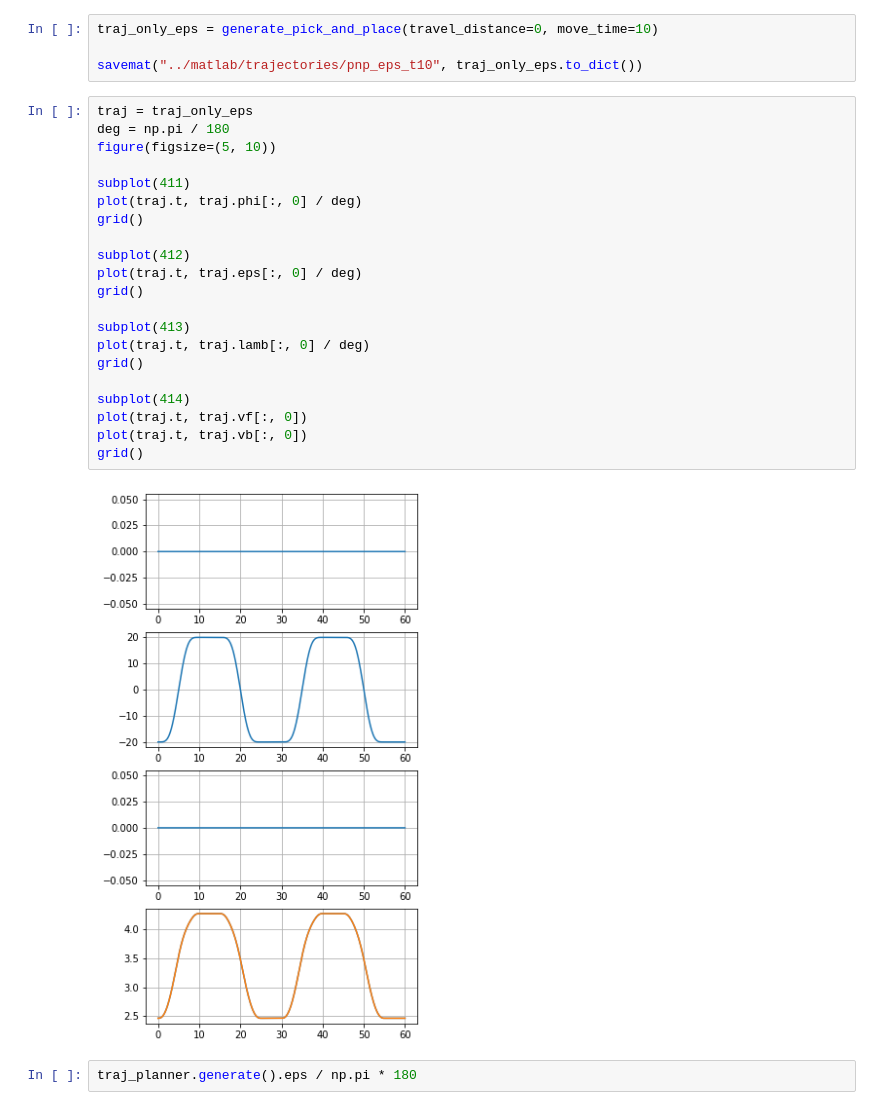
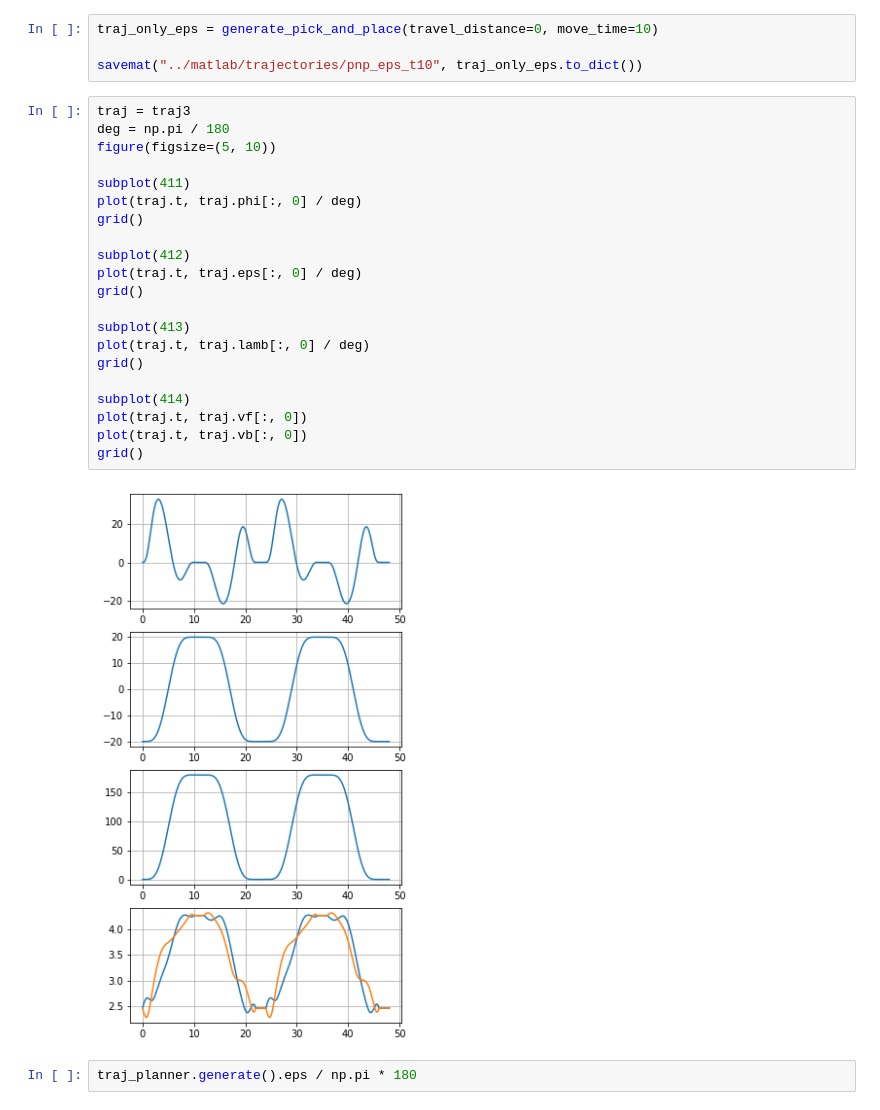
Before and after one commit to Rojetto/helicopter_thesis_code, a Jupyter notebook: scripts/plan_trajectory.ipynb, the cells around one changed output. Saved outputs shown, nothing was run; the diff lists cells and outputs as text.

```diff
--- a/scripts/plan_trajectory.ipynb
+++ b/scripts/plan_trajectory.ipynb
@@ -129,28 +131,28 @@ traj_only_eps = generate_pick_and_place(travel_distance=0, move_time=10)
 
 savemat("../matlab/trajectories/pnp_eps_t10", traj_only_eps.to_dict())
 # %%
-traj = traj_only_eps
+traj = traj3
 deg = np.pi / 180
 figure(figsize=(5, 10))
 
 subplot(411)
 plot(traj.t, traj.phi[:, 0] / deg)
 grid()
 
 subplot(412)
 plot(traj.t, traj.eps[:, 0] / deg)
 grid()
 
 subplot(413)
 plot(traj.t, traj.lamb[:, 0] / deg)
 grid()
 
 subplot(414)
 plot(traj.t, traj.vf[:, 0])
 plot(traj.t, traj.vb[:, 0])
 grid()
 # %% [output]
-[figure, old version]
+[figure, new version]
 # %%
 traj_planner.generate().eps / np.pi * 180
 # %% [output]
```
Also changed, not shown: parts of 1 cell of this notebook, 1 other file.
